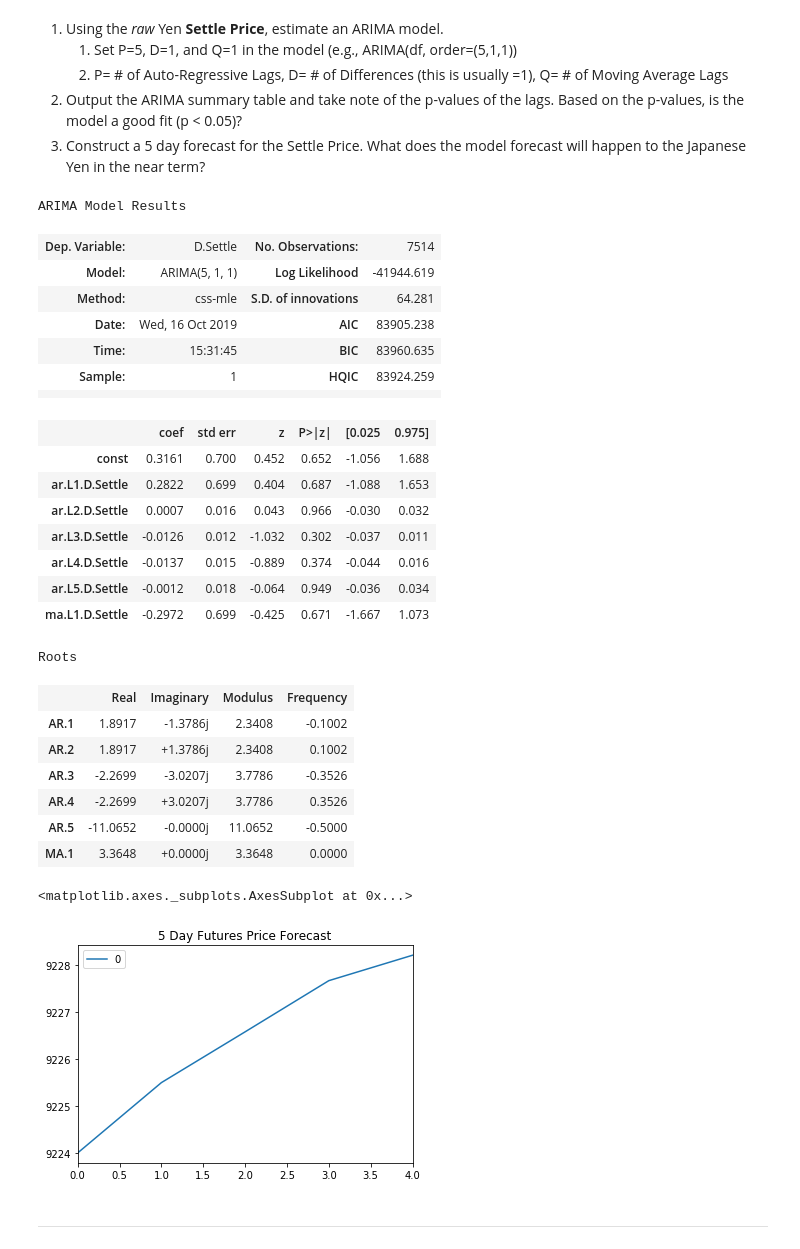
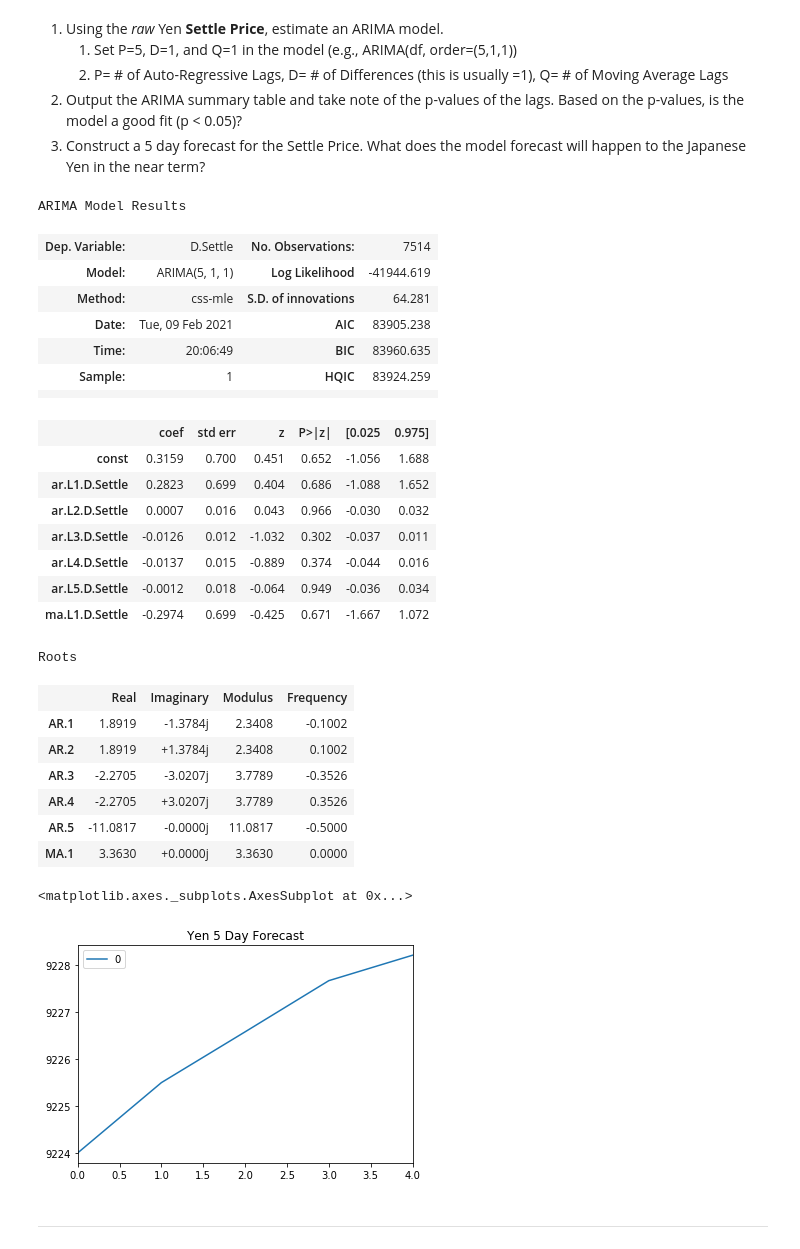
Before and after one commit to matthouk/UWFT-timeseries, a Jupyter notebook: time_series_analysis.ipynb, the cells around one changed output. Saved outputs shown, nothing was run; the diff lists cells and outputs as text; code cells hidden in the pictures.

```diff
--- a/time_series_analysis.ipynb
+++ b/time_series_analysis.ipynb
@@ -149,14 +163,21 @@ Roots
  2. Output the ARIMA summary table and take note of the p-values of the lags. Based on the p-values, is the model a good fit (p < 0.05)?
  3. Construct a 5 day forecast for the Settle Price. What does the model forecast will happen to the Japanese Yen in the near term?
 # %%
+import warnings
+warnings.filterwarnings('ignore')
+
 from statsmodels.tsa.arima_model import ARIMA
+
 
 # Estimate and ARIMA Model:
 # Hint: ARIMA(df, order=(p, d, q))
-# YOUR CODE HERE!
+P=5
+D=1
+Q=1
+model = ARIMA(yen_futures['Settle'], order=(P, D, Q))
 
 # Fit the model
-# YOUR CODE HERE!
+results = model.fit()
 # %%
 # Output model summary results:
 results.summary()
@@ -165,32 +186,32 @@ ARIMA Model Results
 | Dep. Variable: | D.Settle | No. Observations: | 7514 |
 | Model: | ARIMA(5, 1, 1) | Log Likelihood | -41944.619 |
 | Method: | css-mle | S.D. of innovations | 64.281 |
-| Date: | Wed, 16 Oct 2019 | AIC | 83905.238 |
-| Time: | 15:31:45 | BIC | 83960.635 |
+| Date: | Tue, 09 Feb 2021 | AIC | 83905.238 |
+| Time: | 20:06:49 | BIC | 83960.635 |
 | Sample: | 1 | HQIC | 83924.259 |
 |  |  |  |  |
 |  | coef | std err | z | P>|z| | [0.025 | 0.975] |
-| const | 0.3161 | 0.700 | 0.452 | 0.652 | -1.056 | 1.688 |
-| ar.L1.D.Settle | 0.2822 | 0.699 | 0.404 | 0.687 | -1.088 | 1.653 |
+| const | 0.3159 | 0.700 | 0.451 | 0.652 | -1.056 | 1.688 |
+| ar.L1.D.Settle | 0.2823 | 0.699 | 0.404 | 0.686 | -1.088 | 1.652 |
 | ar.L2.D.Settle | 0.0007 | 0.016 | 0.043 | 0.966 | -0.030 | 0.032 |
 | ar.L3.D.Settle | -0.0126 | 0.012 | -1.032 | 0.302 | -0.037 | 0.011 |
 | ar.L4.D.Settle | -0.0137 | 0.015 | -0.889 | 0.374 | -0.044 | 0.016 |
 | ar.L5.D.Settle | -0.0012 | 0.018 | -0.064 | 0.949 | -0.036 | 0.034 |
-| ma.L1.D.Settle | -0.2972 | 0.699 | -0.425 | 0.671 | -1.667 | 1.073 |
+| ma.L1.D.Settle | -0.2974 | 0.699 | -0.425 | 0.671 | -1.667 | 1.072 |
 Roots
 |  | Real | Imaginary | Modulus | Frequency |
-| AR.1 | 1.8917 | -1.3786j | 2.3408 | -0.1002 |
-| AR.2 | 1.8917 | +1.3786j | 2.3408 | 0.1002 |
-| AR.3 | -2.2699 | -3.0207j | 3.7786 | -0.3526 |
-| AR.4 | -2.2699 | +3.0207j | 3.7786 | 0.3526 |
-| AR.5 | -11.0652 | -0.0000j | 11.0652 | -0.5000 |
-| MA.1 | 3.3648 | +0.0000j | 3.3648 | 0.0000 |
+| AR.1 | 1.8919 | -1.3784j | 2.3408 | -0.1002 |
+| AR.2 | 1.8919 | +1.3784j | 2.3408 | 0.1002 |
+| AR.3 | -2.2705 | -3.0207j | 3.7789 | -0.3526 |
+| AR.4 | -2.2705 | +3.0207j | 3.7789 | 0.3526 |
+| AR.5 | -11.0817 | -0.0000j | 11.0817 | -0.5000 |
+| MA.1 | 3.3630 | +0.0000j | 3.3630 | 0.0000 |
 # %%
 # Plot the 5 Day Price Forecast
-# YOUR CODE HERE!
+pd.DataFrame(results.forecast(steps=5)[0]).plot(title="Yen 5 Day Forecast")
 # %% [output]
 <matplotlib.axes._subplots.AxesSubplot at 0x...>
-[figure, old version]
+[figure, new version]
 # %% [markdown]
 ---
 # %% [markdown]
```
Also changed, not shown: parts of 12 cells of this notebook.
